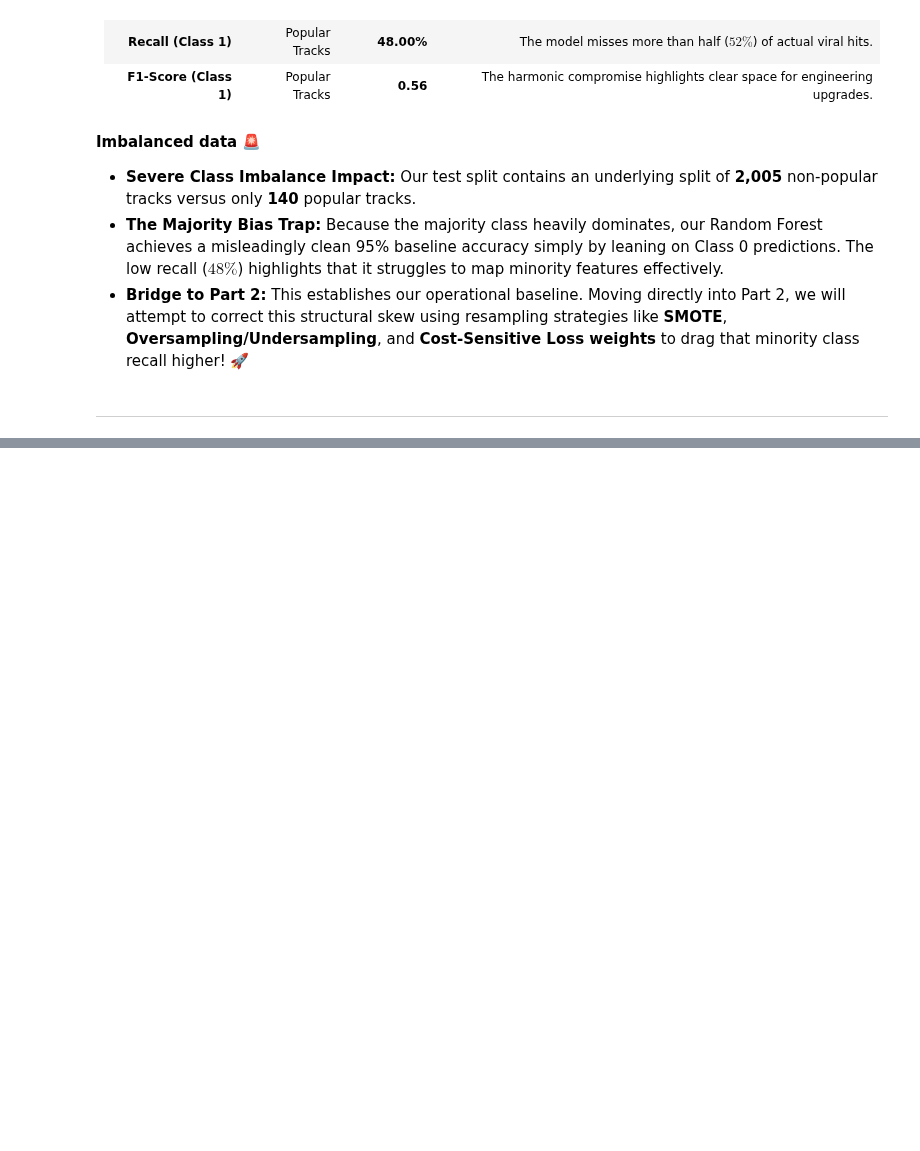
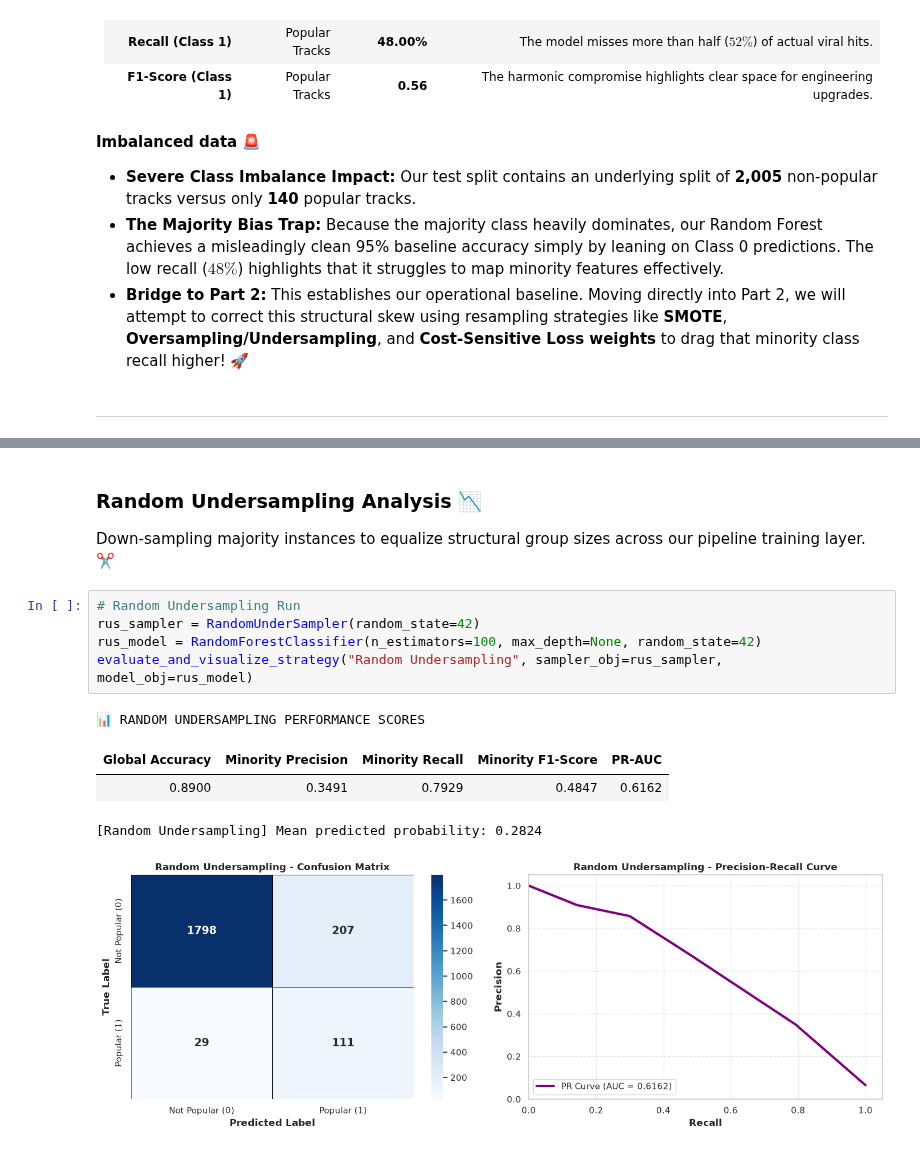
Before and after one commit to MaximumAsp66915/Applied_Data_Science_Course, a Jupyter notebook: ADS_A04/notebooks/04_Main_Analysis.ipynb, the cells around one changed output, grey strips where cells are left out. Cells and saved outputs as stored; diff of their text form; blank space fills up the shorter version.

```diff
--- a/ADS_A04/notebooks/04_Main_Analysis.ipynb
+++ b/ADS_A04/notebooks/04_Main_Analysis.ipynb
@@ -624,0 +751,14 @@ By abstracting our missing data handlers into the cross-validation setup, we saf
+# %% [markdown]
+### Random Undersampling Analysis 📉
+Down-sampling majority instances to equalize structural group sizes across our pipeline training layer. ✂️
+# %%
+# Random Undersampling Run
+rus_sampler = RandomUnderSampler(random_state=42)
+rus_model = RandomForestClassifier(n_estimators=100, max_depth=None, random_state=42)
+evaluate_and_visualize_strategy("Random Undersampling", sampler_obj=rus_sampler, model_obj=rus_model)
+# %% [output]
+📊 RANDOM UNDERSAMPLING PERFORMANCE SCORES
+| Global Accuracy | Minority Precision | Minority Recall | Minority F1-Score | PR-AUC |
+| 0.8900 | 0.3491 | 0.7929 | 0.4847 | 0.6162 |
+[Random Undersampling] Mean predicted probability: 0.2824
+[figure, added]
```
Also changed, not shown: parts of 24 cells of this notebook.
